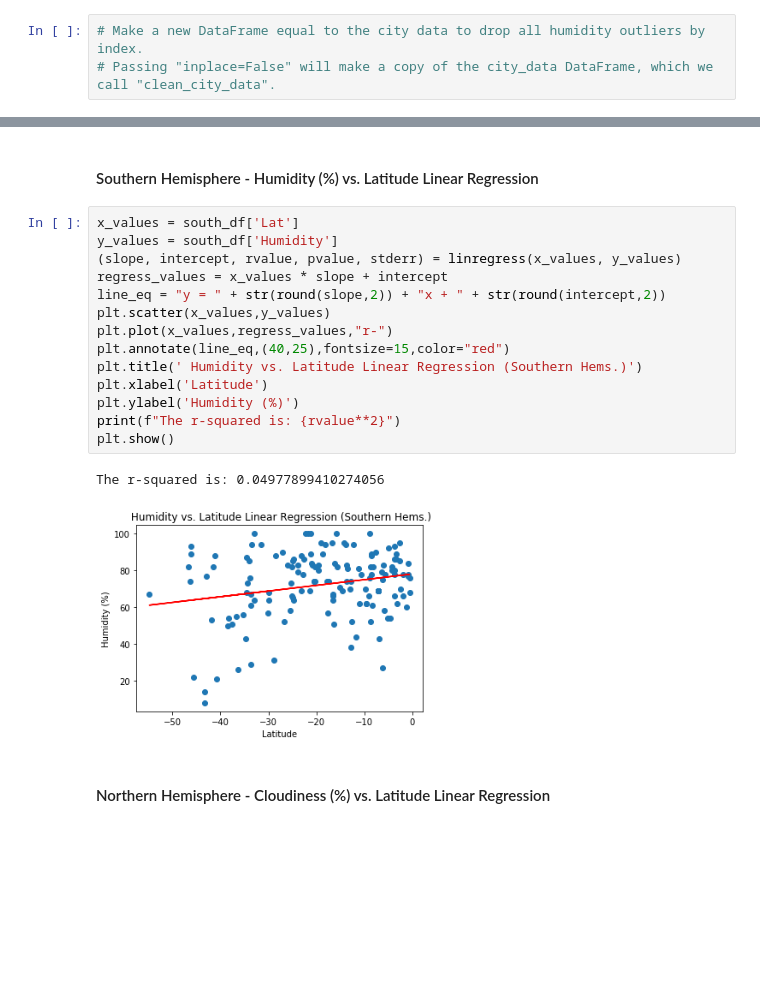
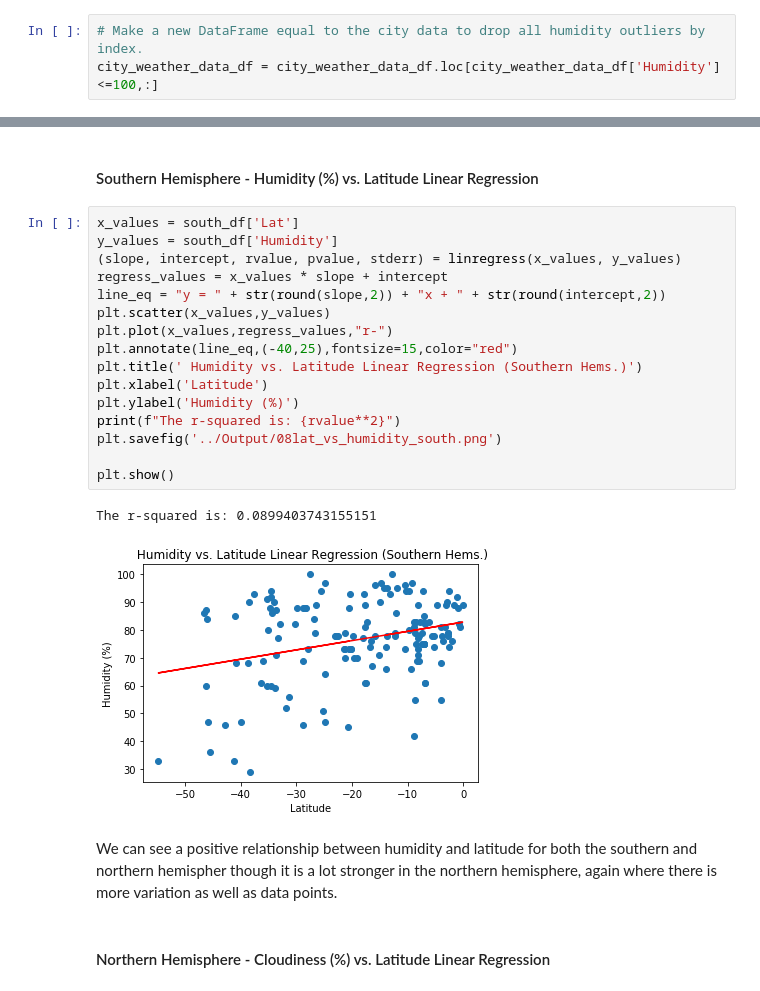
Before and after one commit to DPintacasi/python-api-challenge, a Jupyter notebook: WeatherPy/WeatherPy.ipynb, the cells around one changed output, grey strips where cells are left out. Cells and saved outputs as stored; diff of their text form; blank space fills up the shorter version.

```diff
--- a/WeatherPy/WeatherPy.ipynb
+++ b/WeatherPy/WeatherPy.ipynb
@@ -201,7 +178,7 @@ over_100
 |  | City | Lat | Lng | Max Temp | Humidity | Cloudiness | Wind Speed | Country | Date |
 # %%
 # Make a new DataFrame equal to the city data to drop all humidity outliers by index.
-# Passing "inplace=False" will make a copy of the city_data DataFrame, which we call "clean_city_data".
+city_weather_data_df = city_weather_data_df.loc[city_weather_data_df['Humidity']<=100,:]
 # %%
 #make a copy to work with
 clean_df = city_weather_data_df.copy()
@@ -311,20 +300,24 @@ The r-squared is: 0.20161421213388322
 # %%
 x_values = south_df['Lat']
 y_values = south_df['Humidity']
 (slope, intercept, rvalue, pvalue, stderr) = linregress(x_values, y_values)
 regress_values = x_values * slope + intercept
 line_eq = "y = " + str(round(slope,2)) + "x + " + str(round(intercept,2))
 plt.scatter(x_values,y_values)
 plt.plot(x_values,regress_values,"r-")
-plt.annotate(line_eq,(40,25),fontsize=15,color="red")
+plt.annotate(line_eq,(-40,25),fontsize=15,color="red")
 plt.title(' Humidity vs. Latitude Linear Regression (Southern Hems.)')
 plt.xlabel('Latitude')
 plt.ylabel('Humidity (%)')
 print(f"The r-squared is: {rvalue**2}")
+plt.savefig('../Output/08lat_vs_humidity_south.png')
+
 plt.show()
 # %% [output]
-The r-squared is: 0.04977899410274056
+The r-squared is: 0.0899403743155151
-[figure, old version]
+[figure, new version]
+# %% [markdown]
+We can see a positive relationship between humidity and latitude for both the southern and northern hemispher though it is a lot stronger in the northern hemisphere, again where there is more variation as well as data points.
 # %% [markdown]
 ####  Northern Hemisphere - Cloudiness (%) vs. Latitude Linear Regression
 # %%
```
Also changed, not shown: parts of 32 cells of this notebook, 20 other files.
